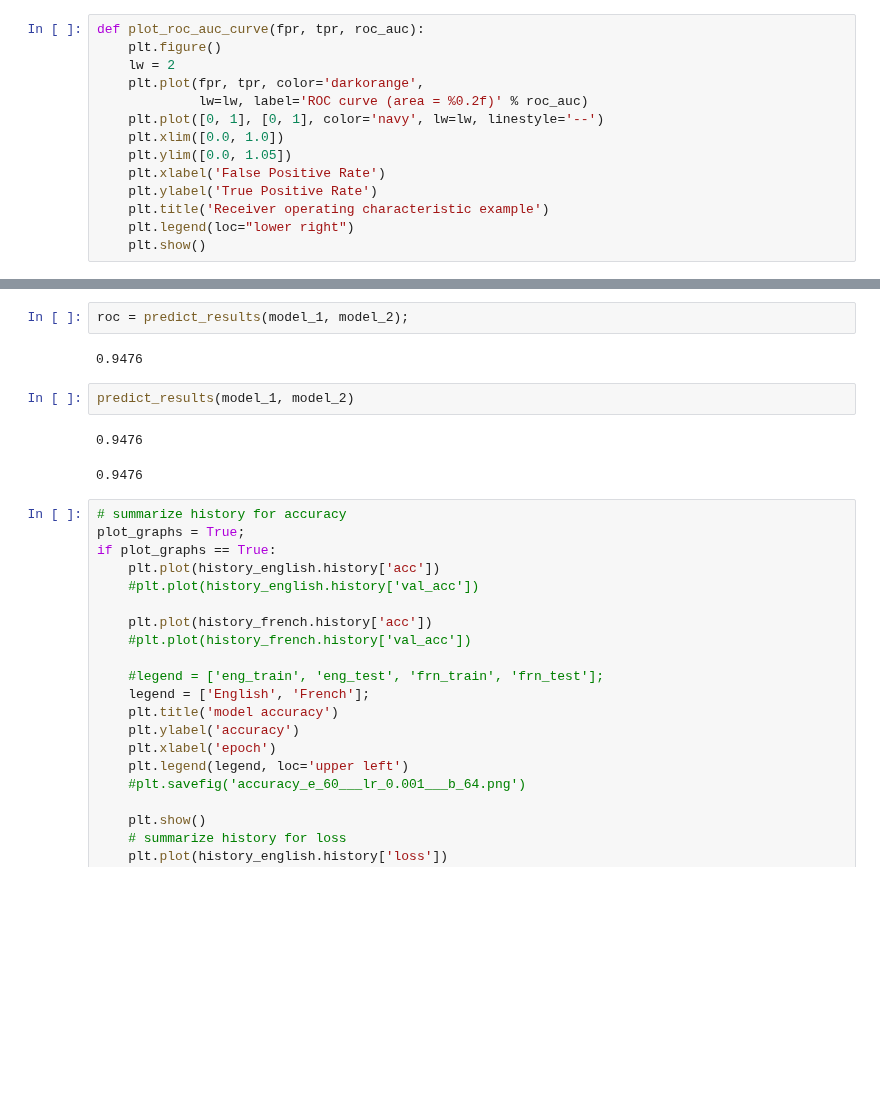
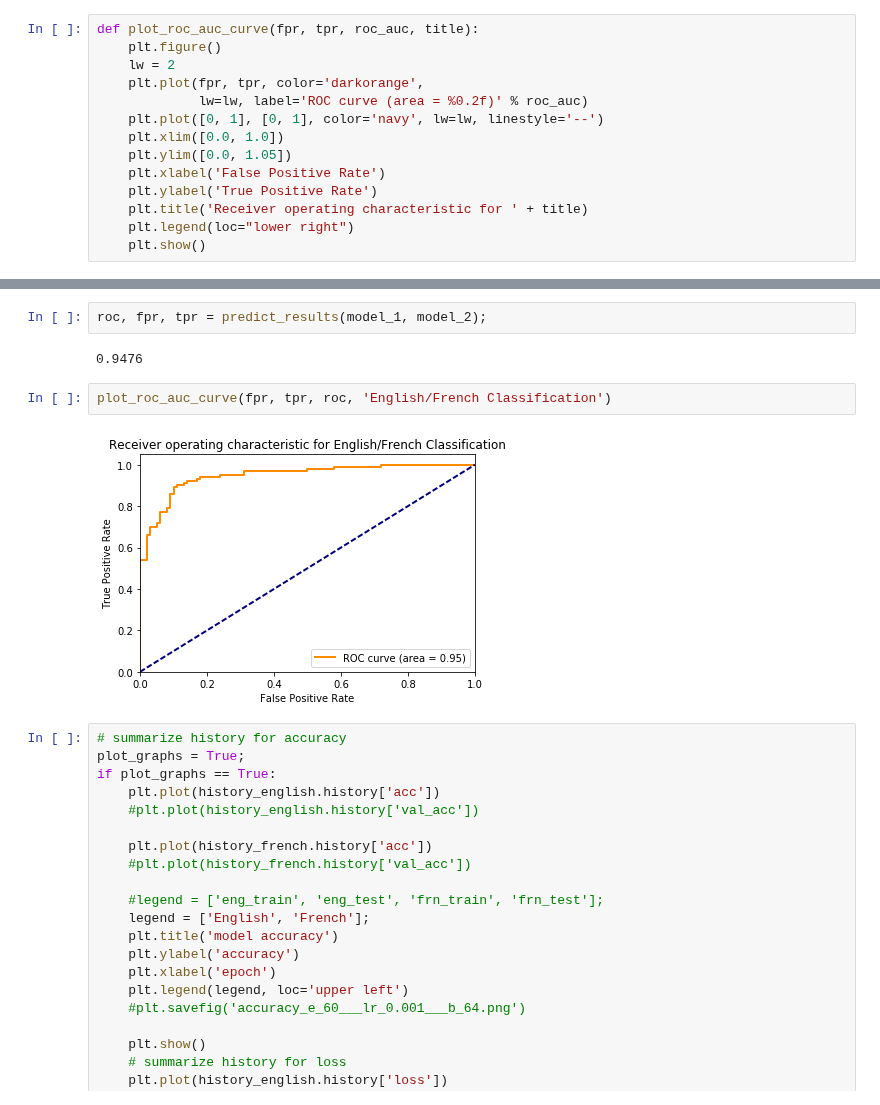
Before and after one commit to ad1m/Language_Detection, a Jupyter notebook: CS 6240 - Project 2-Part-1.ipynb, the cells around one changed output, grey strips where cells are left out. Cells and saved outputs as stored; diff of their text form; blank space fills up the shorter version.

```diff
--- a/CS 6240 - Project 2-Part-1.ipynb
+++ b/CS 6240 - Project 2-Part-1.ipynb
@@ -223,7 +223,7 @@ def predict_results(english_model, french_model):
 
     return roc, fpr, tpr;
 # %%
-def plot_roc_auc_curve(fpr, tpr, roc_auc):
+def plot_roc_auc_curve(fpr, tpr, roc_auc, title):
     plt.figure()
     lw = 2
     plt.plot(fpr, tpr, color='darkorange',
@@ -233,7 +233,7 @@ def plot_roc_auc_curve(fpr, tpr, roc_auc):
     plt.ylim([0.0, 1.05])
     plt.xlabel('False Positive Rate')
     plt.ylabel('True Positive Rate')
-    plt.title('Receiver operating characteristic example')
+    plt.title('Receiver operating characteristic for ' + title)
     plt.legend(loc="lower right")
     plt.show()
 # %% [markdown]
@@ -323,14 +323,13 @@ model_2 = load_model('model_current_f.h5')
 # %% [markdown]
 <h4>ROC Prediction:</h4>
 # %%
-roc = predict_results(model_1, model_2);
+roc, fpr, tpr = predict_results(model_1, model_2);
 # %% [output]
 0.9476
-# %%
-predict_results(model_1, model_2)
-# %% [output]
-0.9476
-0.9476
+# %%
+plot_roc_auc_curve(fpr, tpr, roc, 'English/French Classification')
+# %% [output]
+[figure, added]
 # %%
 # summarize history for accuracy
 plot_graphs = True;
```
